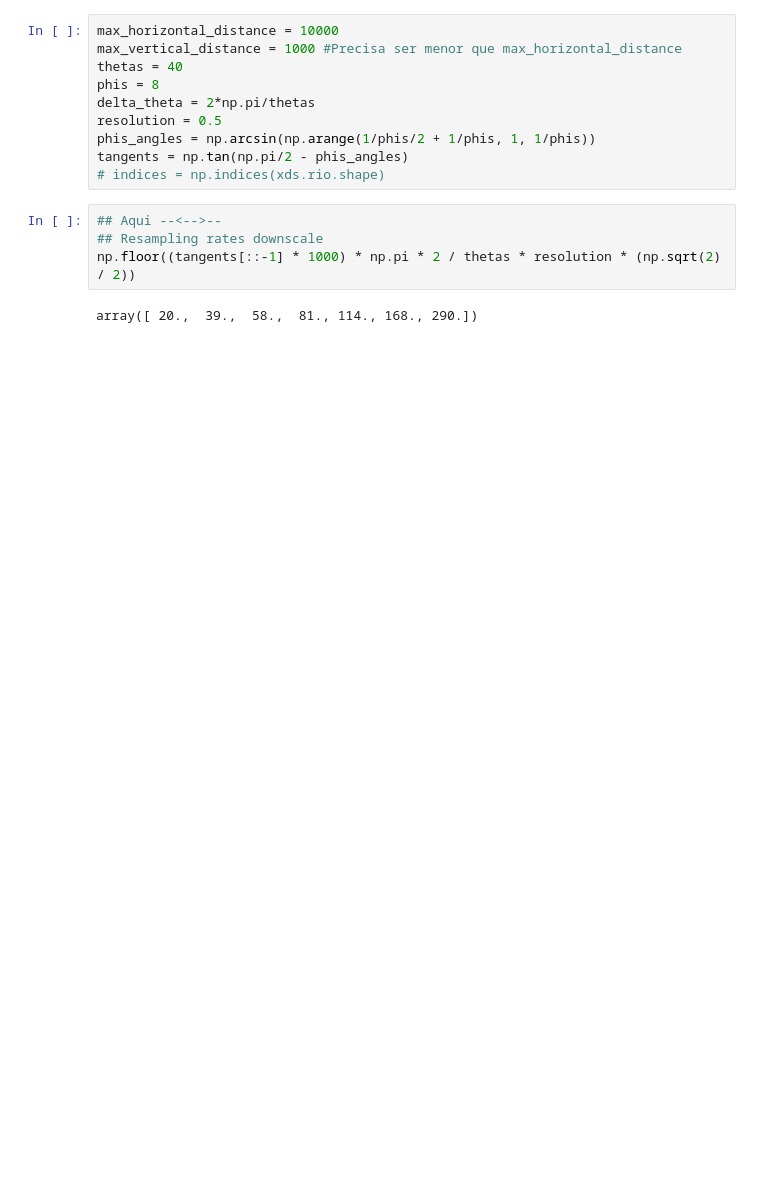
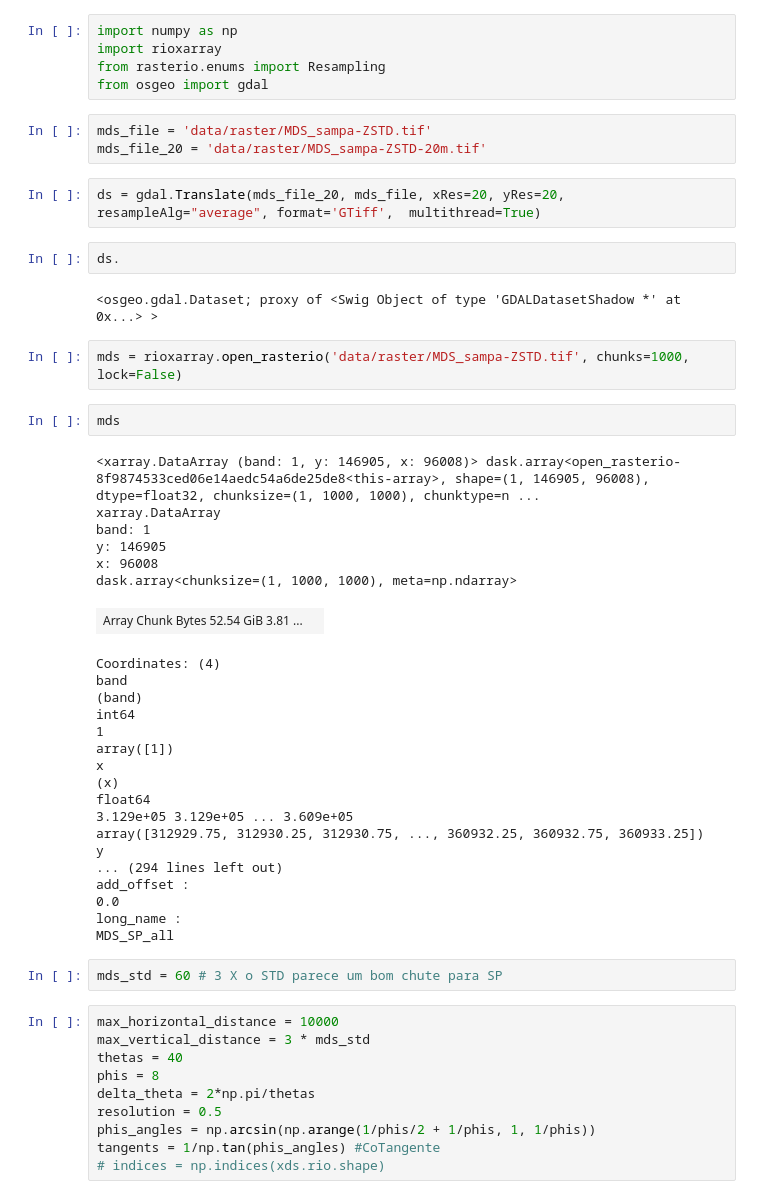
Before and after one commit to AndaSampa/svfpy, a Jupyter notebook: hierarquical-rasters.ipynb, the cells around one changed output. Saved outputs shown, nothing was run; the diff lists cells and outputs as text; blank space fills up the shorter version.

```diff
--- a/hierarquical-rasters.ipynb
+++ b/hierarquical-rasters.ipynb
@@ -3,16 +1,55 @@ import numpy as np
+# %%
+import numpy as np
+import rioxarray
+from rasterio.enums import Resampling
+from osgeo import gdal
+# %%
+mds_file = 'data/raster/MDS_sampa-ZSTD.tif'
+mds_file_20 = 'data/raster/MDS_sampa-ZSTD-20m.tif'
+# %%
+ds = gdal.Translate(mds_file_20, mds_file, xRes=20, yRes=20, resampleAlg="average", format='GTiff',  multithread=True)
+# %%
+ds.
+# %% [output]
+<osgeo.gdal.Dataset; proxy of <Swig Object of type 'GDALDatasetShadow *' at 0x...> >
+# %%
+mds = rioxarray.open_rasterio('data/raster/MDS_sampa-ZSTD.tif', chunks=1000, lock=False)
+# %%
+mds
+# %% [output]
+<xarray.DataArray (band: 1, y: 146905, x: 96008)> dask.array<open_rasterio-8f9874533ced06e14aedc54a6de25de8<this-array>, shape=(1, 146905, 96008), dtype=float32, chunksize=(1, 1000, 1000), chunktype=n ...
+xarray.DataArray
+band: 1
+y: 146905
+x: 96008
+dask.array<chunksize=(1, 1000, 1000), meta=np.ndarray>
+| Array Chunk Bytes 52.54 GiB 3.81 ... |  |
+Coordinates: (4)
+band
+(band)
+int64
+1
+array([1])
+x
+(x)
+float64
+3.129e+05 3.129e+05 ... 3.609e+05
+array([312929.75, 312930.25, 312930.75, ..., 360932.25, 360932.75, 360933.25])
+y
+... (294 lines left out)
+add_offset :
+0.0
+long_name :
+MDS_SP_all
+# %%
+mds_std = 60 # 3 X o STD parece um bom chute para SP
 # %%
 max_horizontal_distance = 10000
-max_vertical_distance = 1000 #Precisa ser menor que max_horizontal_distance
+max_vertical_distance = 3 * mds_std
 thetas = 40
 phis = 8
 delta_theta = 2*np.pi/thetas
 resolution = 0.5
 phis_angles = np.arcsin(np.arange(1/phis/2 + 1/phis, 1, 1/phis))
-tangents = np.tan(np.pi/2 - phis_angles)
+tangents = 1/np.tan(phis_angles) #CoTangente
 # indices = np.indices(xds.rio.shape)
-# %%
-## Aqui --<-->--
-## Resampling rates downscale
-np.floor((tangents[::-1] * 1000) * np.pi * 2 / thetas * resolution * (np.sqrt(2) / 2))
-# %% [output]
-array([ 20.,  39.,  58.,  81., 114., 168., 290.])
```
Also changed, not shown: parts of 6 cells of this notebook, 1 other file.
